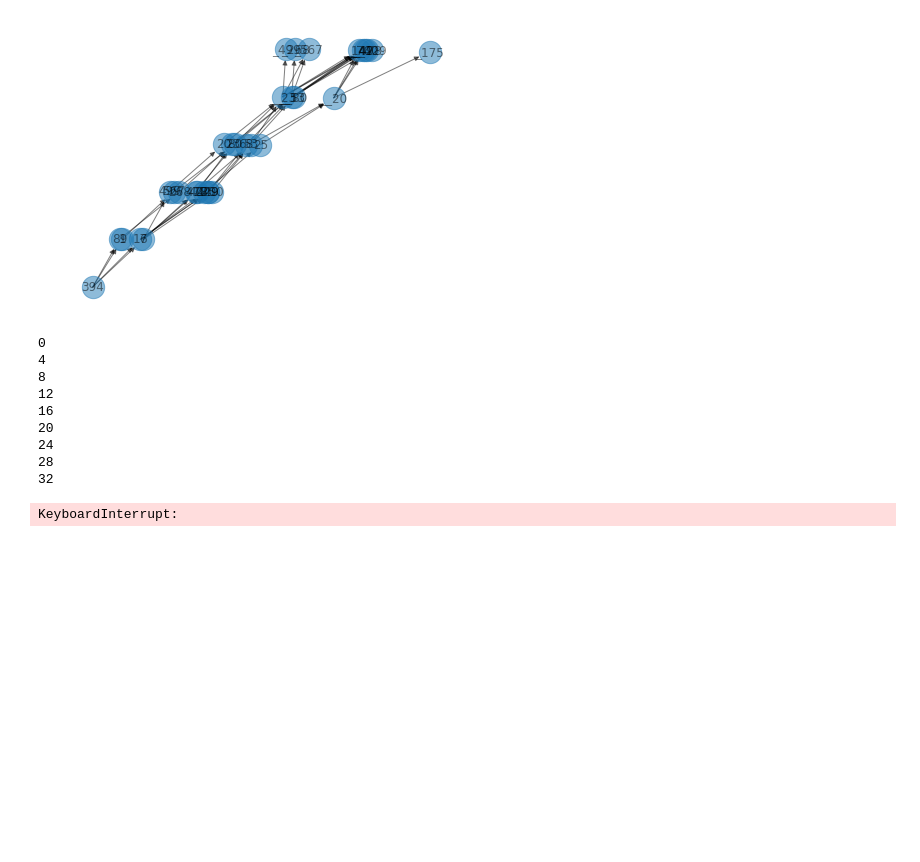
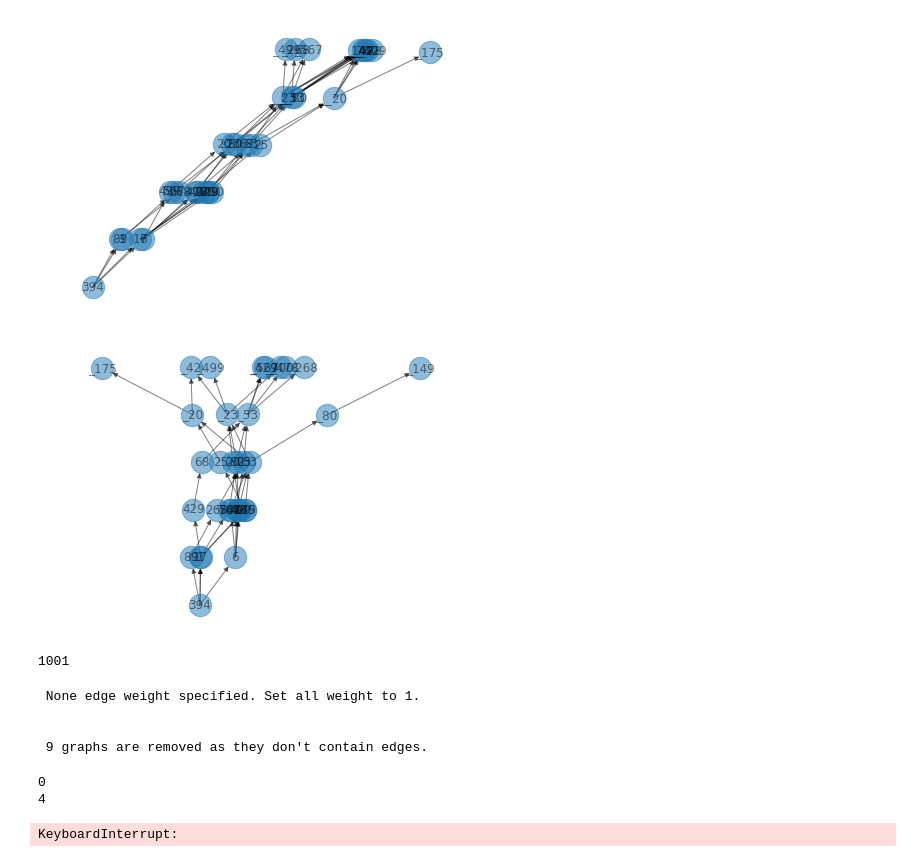
Before and after one commit to BekeleNatan/DMN-EndHost-Classification, a Jupyter notebook: SVM-classification.ipynb, the cells around one changed output. Saved outputs shown, nothing was run; the diff lists cells and outputs as text; code cells hidden in the pictures; blank space fills up the shorter version.

Commit message:
added function to buil profile graphlet

```diff
--- a/SVM-classification.ipynb
+++ b/SVM-classification.ipynb
@@ -23,3 +23,11 @@ y =[0 if el=='normal' else 1 for el in y]
 draw_kamada_kawai(X[0], with_labels= True, alpha = 0.5, node_size= 500)
 # %% [output]
 [figure]
+# %%
+draw_kamada_kawai(graphlet.activity_graphlets[0], with_labels= True, alpha = 0.5, node_size= 500)
+# %% [output]
+[figure, added]
+# %%
+len(X)
+# %% [output]
+1001
@@ -26,19 +36,19 @@ draw_kamada_kawai(X[0], with_labels= True, alpha = 0.5, node_size= 500)
+# %%
+randomwalkkernel(X, compute_method="conjugate", n_jobs=4)
+# %% [output]
+ None edge weight specified. Set all weight to 1.
+
+
+ 9 graphs are removed as they don't contain edges.
 # %%
-gram_matrix = np.zeros((len(X[:50]), len(X[:50])))
-for i in range(len(X[:50])):
-    for j in range(len(X[:50])):
+gram_matrix = np.zeros((len(X), len(X)))
+for i in range(len(X)):
+    for j in range(i,len(X)):
         gram_matrix[i][j] = compute_random_walk_kernel(X[i], X[j])
     if i % 4 == 0 : print(i)
 # %% [output]
 0
 4
-8
-12
-16
-20
-24
-28
-32
 KeyboardInterrupt:
 # %%
 compute_random_walk_kernel(graphlet.activity_graphlets[0], graphlet.activity_graphlets[1])
```
Also changed, not shown: parts of 3 cells of this notebook.
